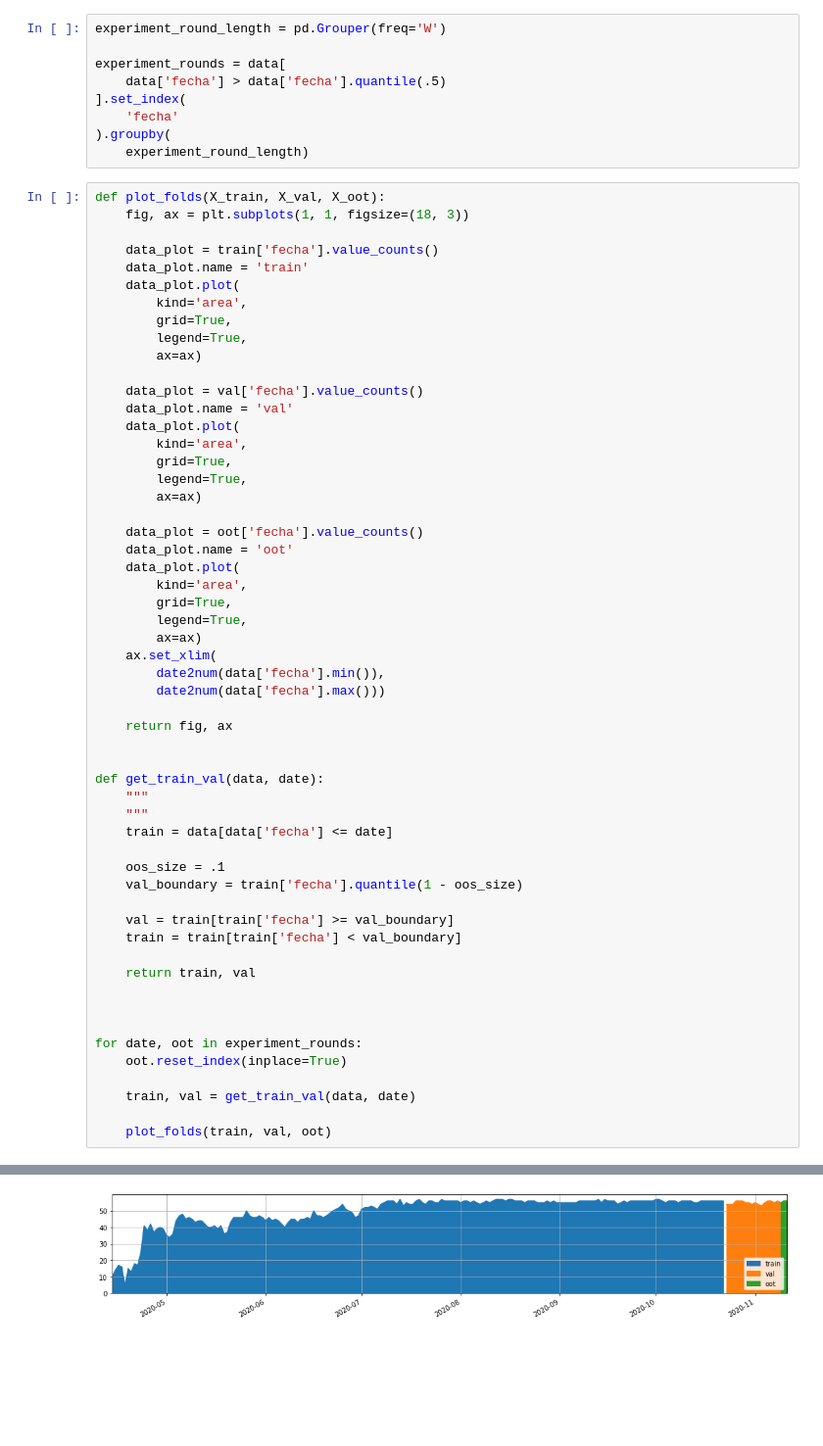
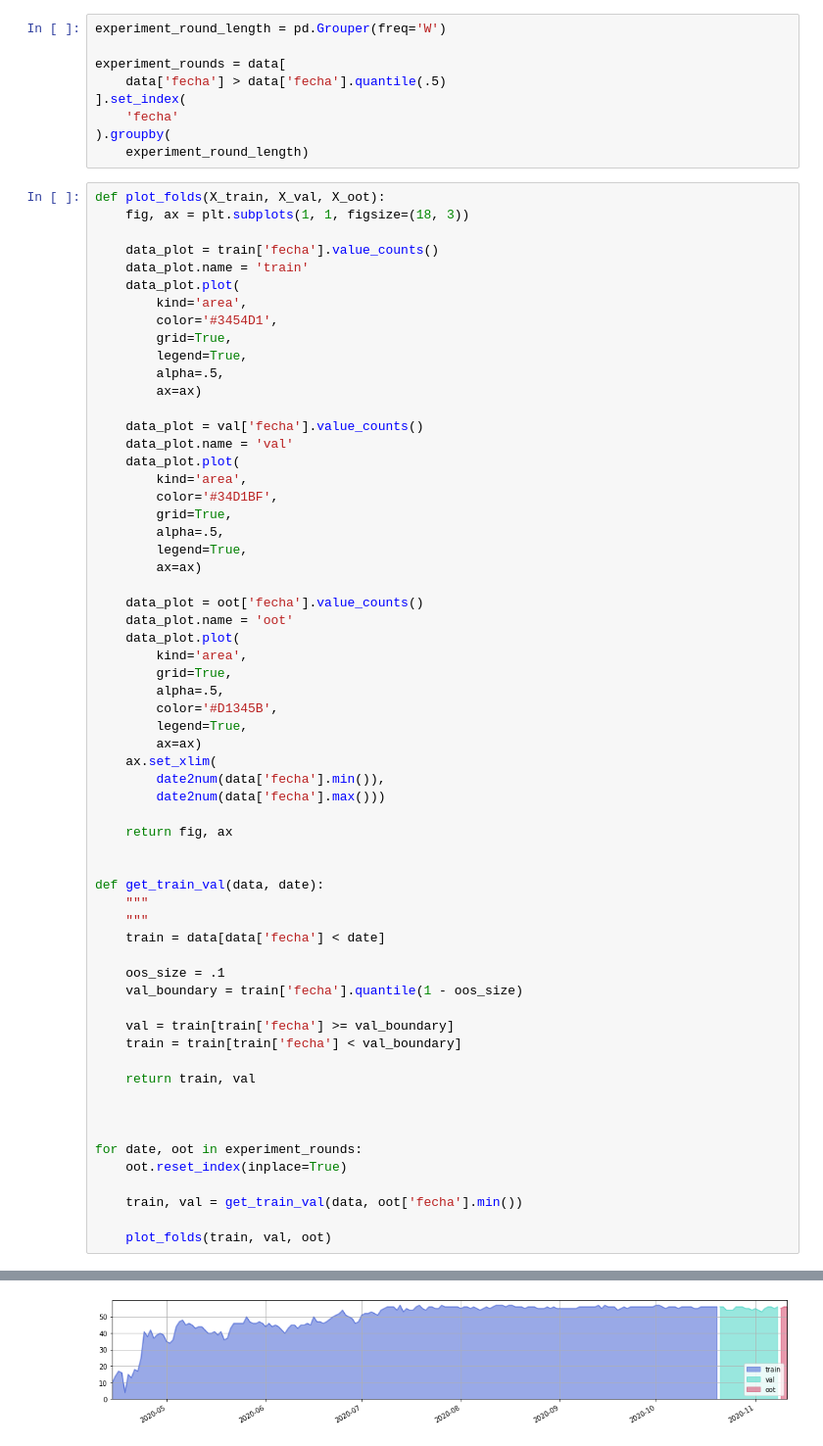
Before and after one commit to dhdzmota/omath_mota_rulo, a Jupyter notebook: notebooks/Experiment.ipynb, the cells around one changed output, grey strips where cells are left out. Shown at 98% size. Cells and saved outputs as stored; diff of their text form; blank space fills up the shorter version.

```diff
--- a/notebooks/Experiment.ipynb
+++ b/notebooks/Experiment.ipynb
@@ -51,15 +51,19 @@ def plot_folds(X_train, X_val, X_oot):
     data_plot.name = 'train'
     data_plot.plot(
         kind='area',
+        color='#3454D1',
         grid=True,
         legend=True,
+        alpha=.5,
         ax=ax)
 
     data_plot = val['fecha'].value_counts()
     data_plot.name = 'val'
     data_plot.plot(
         kind='area',
+        color='#34D1BF',
         grid=True,
+        alpha=.5,
         legend=True,
         ax=ax)
 
@@ -68,6 +72,8 @@ def plot_folds(X_train, X_val, X_oot):
     data_plot.plot(
         kind='area',
         grid=True,
+        alpha=.5,
+        color='#D1345B',
         legend=True,
         ax=ax)
     ax.set_xlim(
@@ -80,7 +86,7 @@ def plot_folds(X_train, X_val, X_oot):
 def get_train_val(data, date):
     """
     """
-    train = data[data['fecha'] <= date]
+    train = data[data['fecha'] < date]
 
     oos_size = .1
     val_boundary = train['fecha'].quantile(1 - oos_size)
@@ -95,7 +101,7 @@ def get_train_val(data, date):
 for date, oot in experiment_rounds:
     oot.reset_index(inplace=True)
 
-    train, val = get_train_val(data, date)
+    train, val = get_train_val(data, oot['fecha'].min())
 
     plot_folds(train, val, oot)
 # %% [output]
@@ -115 +121 @@ for date, oot in experiment_rounds:
-[figure, old version]
+[figure, new version]
```
Also changed, not shown: parts of 7 cells of this notebook, 4 other files.
